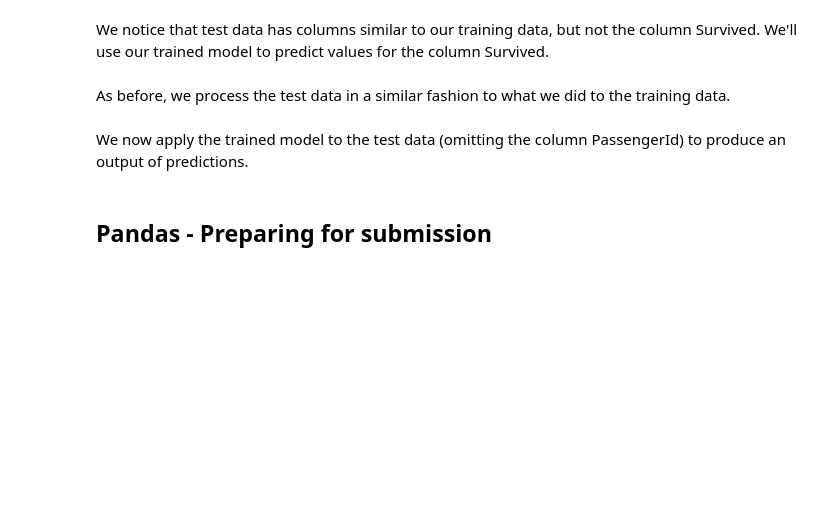
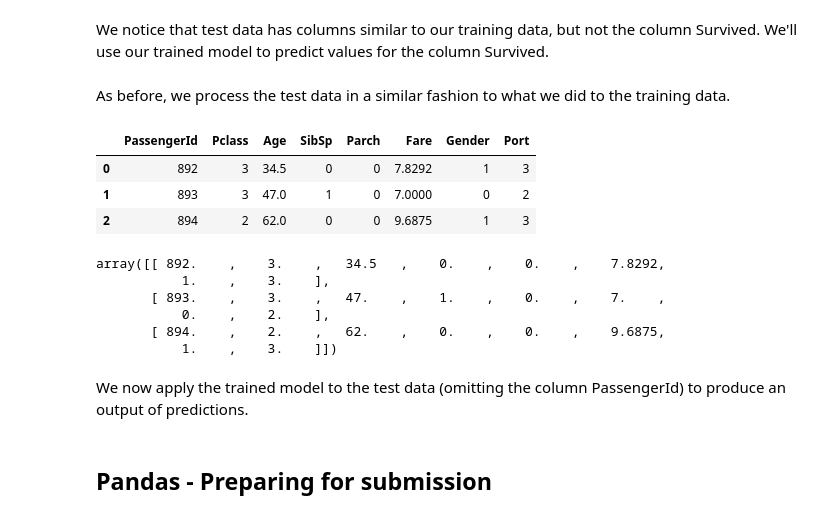
Before and after one commit to savarin/pyconuk-introtutorial, a Jupyter notebook: notebooks/Section 1-0 - First Cut.ipynb, the cells around one changed output. Saved outputs shown, nothing was run; the diff lists cells and outputs as text; code cells hidden in the pictures; blank space fills up the shorter version.

```diff
--- a/notebooks/Section 1-0 - First Cut.ipynb
+++ b/notebooks/Section 1-0 - First Cut.ipynb
@@ -210,6 +210,22 @@ df_test['Port'] = df_test['Embarked'].map({'C':1, 'S':2, 'Q':3})
 df_test = df_test.drop(['Sex', 'Embarked'], axis=1)
 
 test_data = df_test.values
+# %%
+df_test.head(3)
+# %% [output]
+|  | PassengerId | Pclass | Age | SibSp | Parch | Fare | Gender | Port |
+| 0 | 892 | 3 | 34.5 | 0 | 0 | 7.8292 | 1 | 3 |
+| 1 | 893 | 3 | 47.0 | 1 | 0 | 7.0000 | 0 | 2 |
+| 2 | 894 | 2 | 62.0 | 0 | 0 | 9.6875 | 1 | 3 |
+# %%
+test_data[:3]
+# %% [output]
+array([[ 892.    ,    3.    ,   34.5   ,    0.    ,    0.    ,    7.8292,
+           1.    ,    3.    ],
+       [ 893.    ,    3.    ,   47.    ,    1.    ,    0.    ,    7.    ,
+           0.    ,    2.    ],
+       [ 894.    ,    2.    ,   62.    ,    0.    ,    0.    ,    9.6875,
+           1.    ,    3.    ]])
 # %% [markdown]
 We now apply the trained model to the test data (omitting the column PassengerId) to produce an output of predictions.
 # %%
```
Also changed, not shown: 2 other files.
